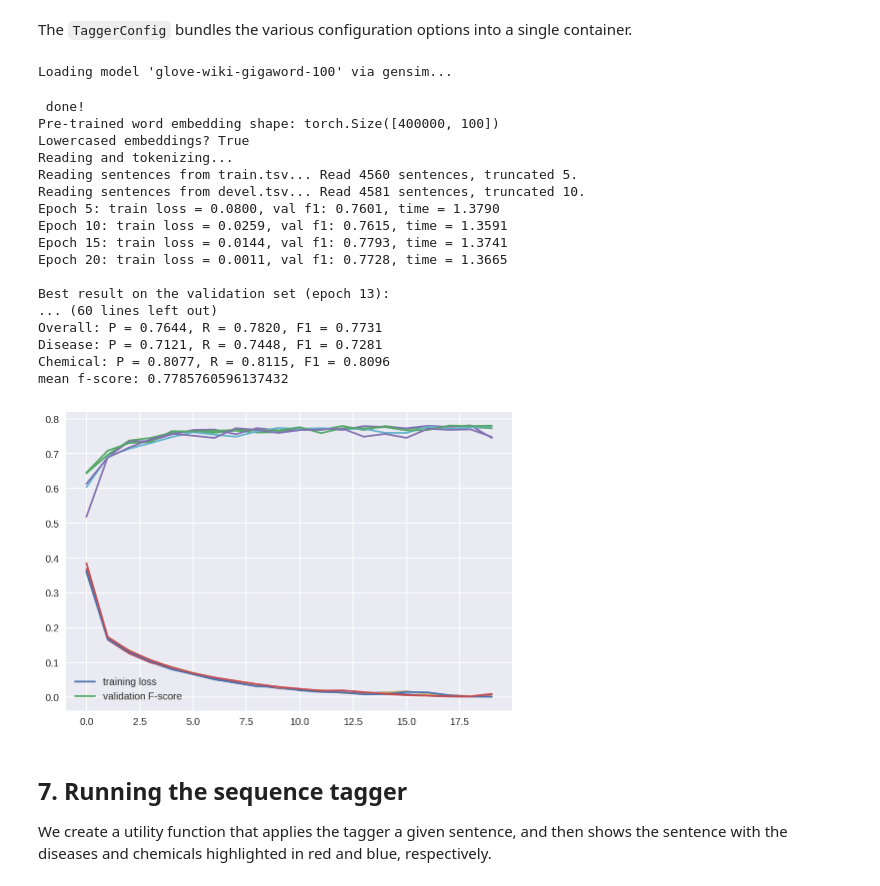
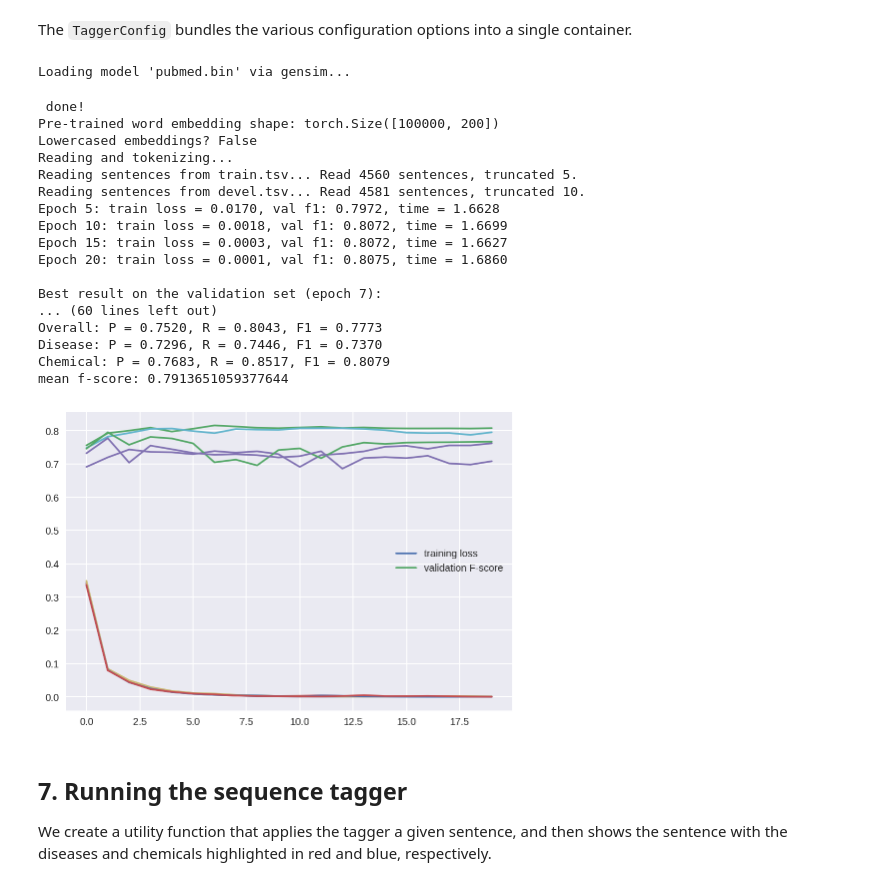
Before and after one commit to ollema/nlp2019, a Jupyter notebook: Assignment_2A.ipynb, the cells around one changed output. Drawn from its saved outputs; the diff is of its cells as text; code cells hidden in the pictures.

Commit message:
pubmed + finetuning

```diff
--- a/Assignment_2A.ipynb
+++ b/Assignment_2A.ipynb
@@ -697,7 +697,7 @@ class TaggerConfig(object):
     default_emb_dim = 50
 
     # Do we fine-tune the word embeddings?
-    finetune_w_emb = False
+    finetune_w_emb = True
 
     # How many RNN layers?
     rnn_depth = 2
@@ -716,33 +716,33 @@ class TaggerConfig(object):
 # %%
 f_scores = []
 
 for i in range(5):
     torch.manual_seed(i * 1000) and random.seed(i * 1000)
-    gensim_vectors = load_gensim_vectors(model_file='glove-wiki-gigaword-100', builtin=True)
+    gensim_vectors = load_gensim_vectors(model_file='pubmed.bin', builtin=False, limit=100000)
     tagger = Tagger(config=TaggerConfig(), gensim_model=gensim_vectors)
     f_scores.append(tagger.train())
 
 print(f"mean f-score: {np.mean(f_scores)}")
 # %% [output]
-Loading model 'glove-wiki-gigaword-100' via gensim...
+Loading model 'pubmed.bin' via gensim...
  done!
-Pre-trained word embedding shape: torch.Size([400000, 100])
-Lowercased embeddings? True
+Pre-trained word embedding shape: torch.Size([100000, 200])
+Lowercased embeddings? False
 Reading and tokenizing...
 Reading sentences from train.tsv... Read 4560 sentences, truncated 5.
 Reading sentences from devel.tsv... Read 4581 sentences, truncated 10.
-Epoch 5: train loss = 0.0800, val f1: 0.7601, time = 1.3790
-Epoch 10: train loss = 0.0259, val f1: 0.7615, time = 1.3591
-Epoch 15: train loss = 0.0144, val f1: 0.7793, time = 1.3741
-Epoch 20: train loss = 0.0011, val f1: 0.7728, time = 1.3665
+Epoch 5: train loss = 0.0170, val f1: 0.7972, time = 1.6628
+Epoch 10: train loss = 0.0018, val f1: 0.8072, time = 1.6699
+Epoch 15: train loss = 0.0003, val f1: 0.8072, time = 1.6627
+Epoch 20: train loss = 0.0001, val f1: 0.8075, time = 1.6860
 
-Best result on the validation set (epoch 13):
+Best result on the validation set (epoch 7):
 ... (60 lines left out)
-Overall: P = 0.7644, R = 0.7820, F1 = 0.7731
-Disease: P = 0.7121, R = 0.7448, F1 = 0.7281
-Chemical: P = 0.8077, R = 0.8115, F1 = 0.8096
-mean f-score: 0.7785760596137432
+Overall: P = 0.7520, R = 0.8043, F1 = 0.7773
+Disease: P = 0.7296, R = 0.7446, F1 = 0.7370
+Chemical: P = 0.7683, R = 0.8517, F1 = 0.8079
+mean f-score: 0.7913651059377644
-[figure, old version]
+[figure, new version]
 # %% [markdown]
 ## 7. Running the sequence tagger
 
```
Also changed, not shown: parts of 7 cells of this notebook.
